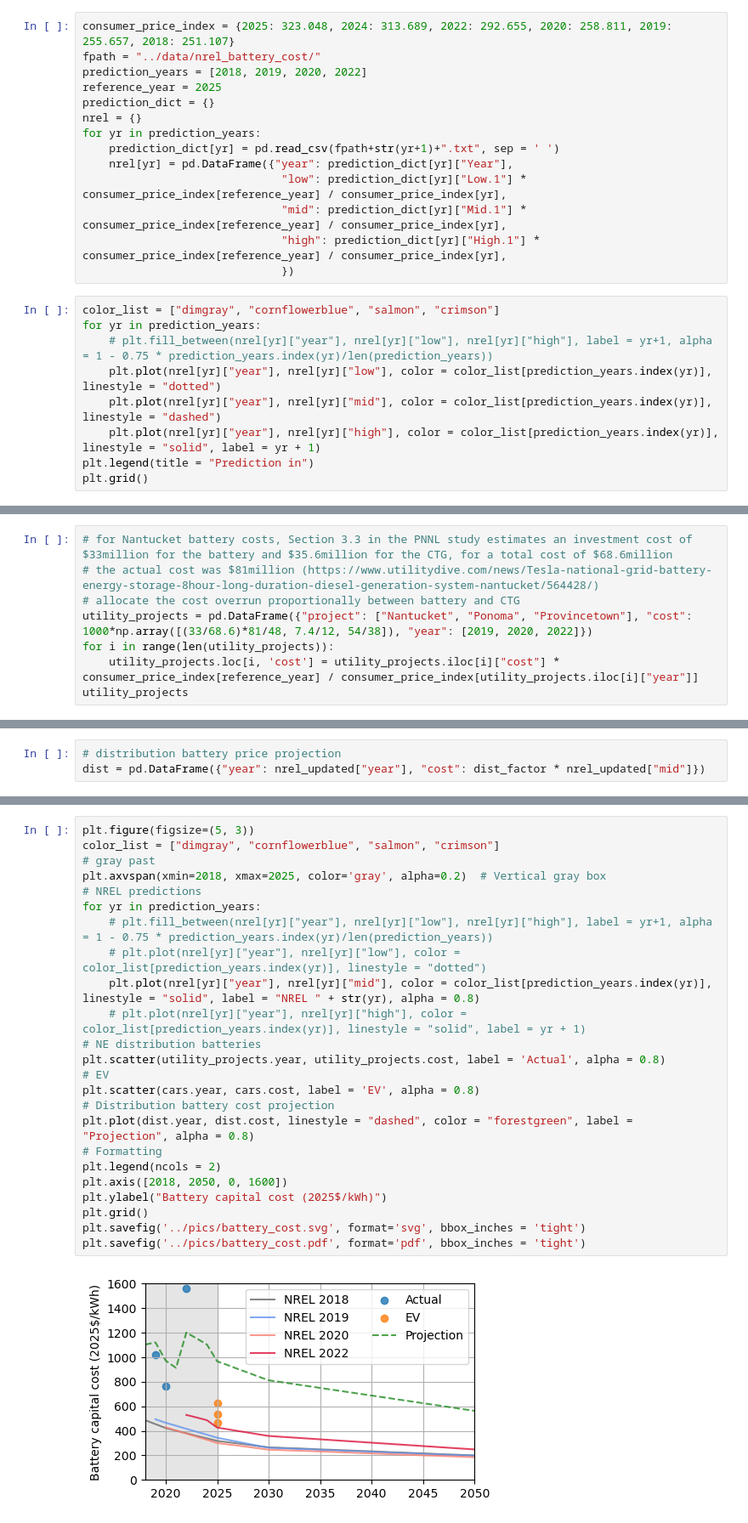
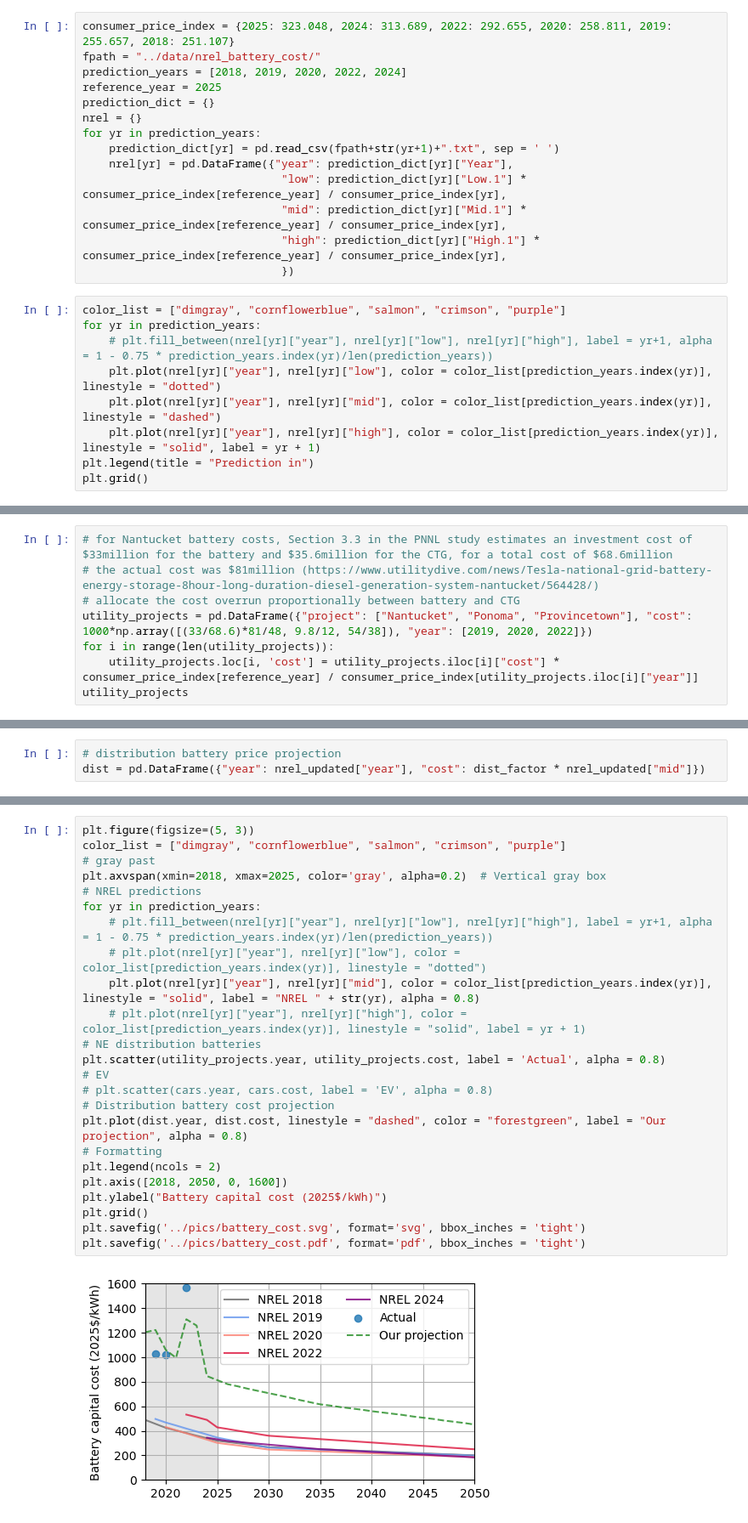
Before and after one commit to mit-shin-group/storage-value, a Jupyter notebook: notebooks/nrel_battery_costs.ipynb, the cells around one changed output, grey strips where cells are left out. Shown: that part at 85% size. Cells and saved outputs as stored; diff of their text form.

```diff
--- a/notebooks/nrel_battery_costs.ipynb
+++ b/notebooks/nrel_battery_costs.ipynb
@@ -12,7 +12,7 @@ import matplotlib.pyplot as plt
 # %%
 consumer_price_index = {2025: 323.048, 2024: 313.689, 2022: 292.655, 2020: 258.811, 2019: 255.657, 2018: 251.107}
 fpath = "../data/nrel_battery_cost/"
-prediction_years = [2018, 2019, 2020, 2022]
+prediction_years = [2018, 2019, 2020, 2022, 2024]
 reference_year = 2025
 prediction_dict = {}
 nrel = {}
@@ -24,7 +24,7 @@ for yr in prediction_years:
                               "high": prediction_dict[yr]["High.1"] * consumer_price_index[reference_year] / consumer_price_index[yr],
                               })
 # %%
-color_list = ["dimgray", "cornflowerblue", "salmon", "crimson"]
+color_list = ["dimgray", "cornflowerblue", "salmon", "crimson", "purple"]
 for yr in prediction_years:
     # plt.fill_between(nrel[yr]["year"], nrel[yr]["low"], nrel[yr]["high"], label = yr+1, alpha = 1 - 0.75 * prediction_years.index(yr)/len(prediction_years))
     plt.plot(nrel[yr]["year"], nrel[yr]["low"], color = color_list[prediction_years.index(yr)], linestyle = "dotted")
@@ -38,7 +38,7 @@ plt.grid()
 # for Nantucket battery costs, Section 3.3 in the PNNL study estimates an investment cost of $33million for the battery and $35.6million for the CTG, for a total cost of $68.6million
 # the actual cost was $81million (https://www.utilitydive.com/news/Tesla-national-grid-battery-energy-storage-8hour-long-duration-diesel-generation-system-nantucket/564428/)
 # allocate the cost overrun proportionally between battery and CTG
-utility_projects = pd.DataFrame({"project": ["Nantucket", "Ponoma", "Provincetown"], "cost": 1000*np.array([(33/68.6)*81/48, 7.4/12, 54/38]), "year": [2019, 2020, 2022]})
+utility_projects = pd.DataFrame({"project": ["Nantucket", "Ponoma", "Provincetown"], "cost": 1000*np.array([(33/68.6)*81/48, 9.8/12, 54/38]), "year": [2019, 2020, 2022]})
 for i in range(len(utility_projects)):
     utility_projects.loc[i, 'cost'] = utility_projects.iloc[i]["cost"] * consumer_price_index[reference_year] / consumer_price_index[utility_projects.iloc[i]["year"]]
 utility_projects
@@ -88,26 +88,26 @@ array([966.22307225, 936.33988445, 903.966431  , 874.0832432 ,
 # %%
 plt.figure(figsize=(5, 3))
-color_list = ["dimgray", "cornflowerblue", "salmon", "crimson"]
+color_list = ["dimgray", "cornflowerblue", "salmon", "crimson", "purple"]
 # gray past
 plt.axvspan(xmin=2018, xmax=2025, color='gray', alpha=0.2)  # Vertical gray box
 # NREL predictions
 for yr in prediction_years:
     # plt.fill_between(nrel[yr]["year"], nrel[yr]["low"], nrel[yr]["high"], label = yr+1, alpha = 1 - 0.75 * prediction_years.index(yr)/len(prediction_years))
     # plt.plot(nrel[yr]["year"], nrel[yr]["low"], color = color_list[prediction_years.index(yr)], linestyle = "dotted")
     plt.plot(nrel[yr]["year"], nrel[yr]["mid"], color = color_list[prediction_years.index(yr)], linestyle = "solid", label = "NREL " + str(yr), alpha = 0.8)
     # plt.plot(nrel[yr]["year"], nrel[yr]["high"], color = color_list[prediction_years.index(yr)], linestyle = "solid", label = yr + 1)
 # NE distribution batteries
 plt.scatter(utility_projects.year, utility_projects.cost, label = 'Actual', alpha = 0.8)
 # EV
-plt.scatter(cars.year, cars.cost, label = 'EV', alpha = 0.8)
+# plt.scatter(cars.year, cars.cost, label = 'EV', alpha = 0.8)
 # Distribution battery cost projection
-plt.plot(dist.year, dist.cost, linestyle = "dashed", color = "forestgreen", label = "Projection", alpha = 0.8)
+plt.plot(dist.year, dist.cost, linestyle = "dashed", color = "forestgreen", label = "Our projection", alpha = 0.8)
 # Formatting
 plt.legend(ncols = 2)
 plt.axis([2018, 2050, 0, 1600])
 plt.ylabel("Battery capital cost (2025$/kWh)")
 plt.grid()
 plt.savefig('../pics/battery_cost.svg', format='svg', bbox_inches = 'tight')
 plt.savefig('../pics/battery_cost.pdf', format='pdf', bbox_inches = 'tight')
 # %% [output]
-[figure, old version]
+[figure, new version]
```
Also changed, not shown: parts of 4 cells of this notebook, 11 other files.
